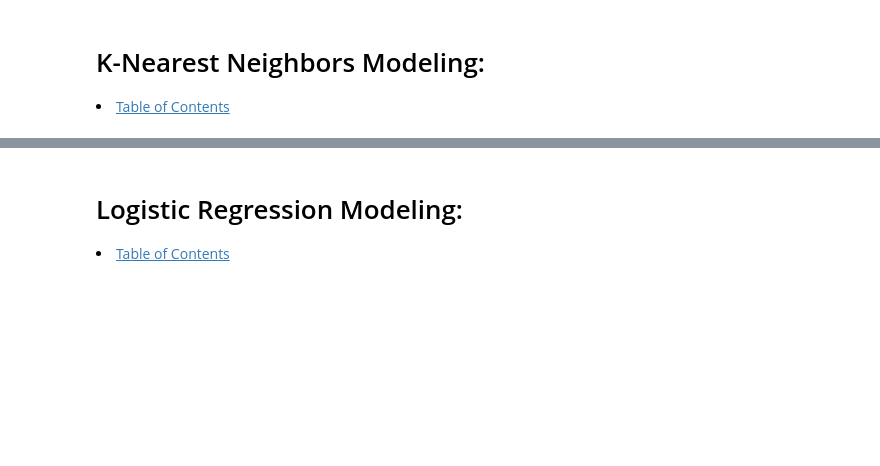
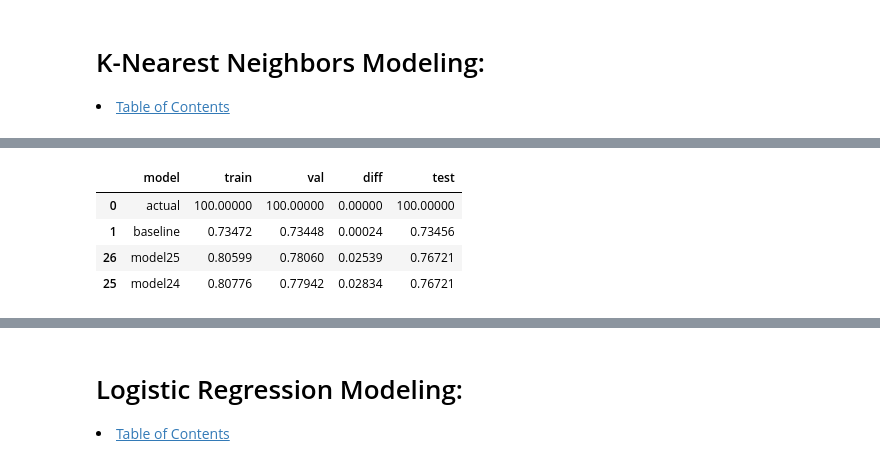
Before and after one commit to Jared-Wood135/telco_project, a Jupyter notebook: modeling.ipynb, the cells around one changed output, grey strips where cells are left out. Drawn from its saved outputs; the diff is of its cells as text; code cells hidden in the pictures; blank space fills up the shorter version.

```diff
--- a/modeling.ipynb
+++ b/modeling.ipynb
@@ -332,0 +356,11 @@ pd.DataFrame.from_dict(rfcscores).sort_values(by='test', ascending=False).head(2
+# %%
+rfc = RFC(max_depth=7,
+          random_state=100)
+rfc.fit(x_train, y_train)
+model = rfc.predict(x_test)
+matrix = confusion_matrix(y_test, model, labels=('Yes', 'No'))
+print(matrix)
+TNdtc = (matrix[0, 0] / (matrix[0, 0] + matrix[1, 0]))
+TPdtc = (matrix[1, 1] / (matrix[1, 1] + matrix[0, 1]))
+print(f'True Negative base prediction ("Yes"): {TNdtc}')
+print(f'True Positive base prediction ("No"): {TPdtc}')
@@ -360,6 +425,6 @@ pd.DataFrame.from_dict(knnscores)
 # %%
-# Make and fit KNN of 1-15 neighbors to train
-for i in range(1, 16):
+# Make and fit KNN of 1-25 neighbors to train
+for i in range(1, 26):
     knn = KNN(n_neighbors=i)
     knn.fit(x_train, y_train)
     model = knn.predict(x_train)
@@ -381,3 +454,12 @@ pd.DataFrame.from_dict(knnscores).sort_values(by='val', ascending=False).head(2)
+# %%
+# Find lowest 'diff' value
+pd.DataFrame.from_dict(knnscores).sort_values(by='diff', ascending=True).head(4)
+# %% [output]
+|  | model | train | val | diff | test |
+| 0 | actual | 100.00000 | 100.00000 | 0.00000 | 100.00000 |
+| 1 | baseline | 0.73472 | 0.73448 | 0.00024 | 0.73456 |
+| 26 | model25 | 0.80599 | 0.78060 | 0.02539 | 0.76721 |
+| 25 | model24 | 0.80776 | 0.77942 | 0.02834 | 0.76721 |
 # %%
 # Find best 'test' model
 pd.DataFrame.from_dict(knnscores).sort_values(by='test', ascending=False).head(2)
```
Also changed, not shown: parts of 33 cells of this notebook.
